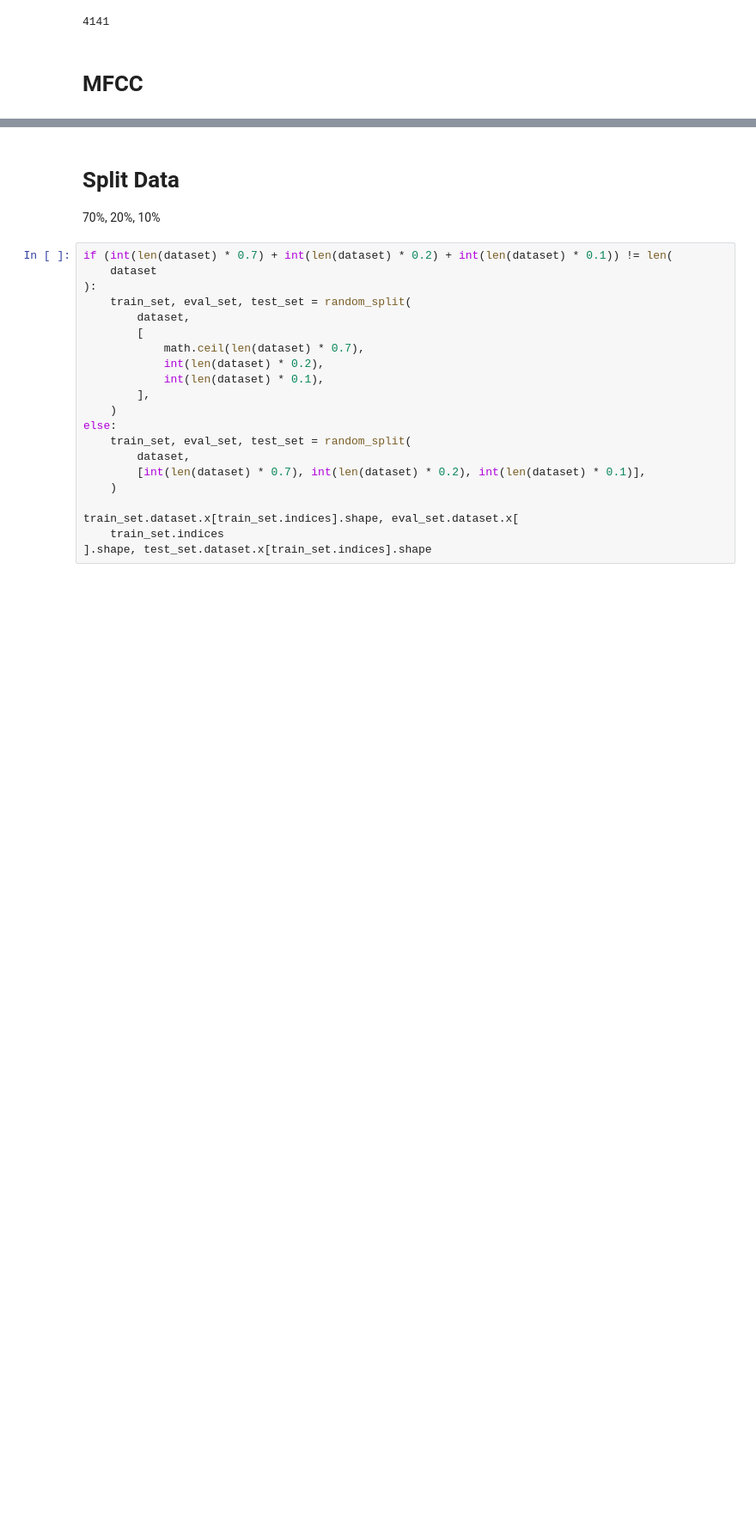
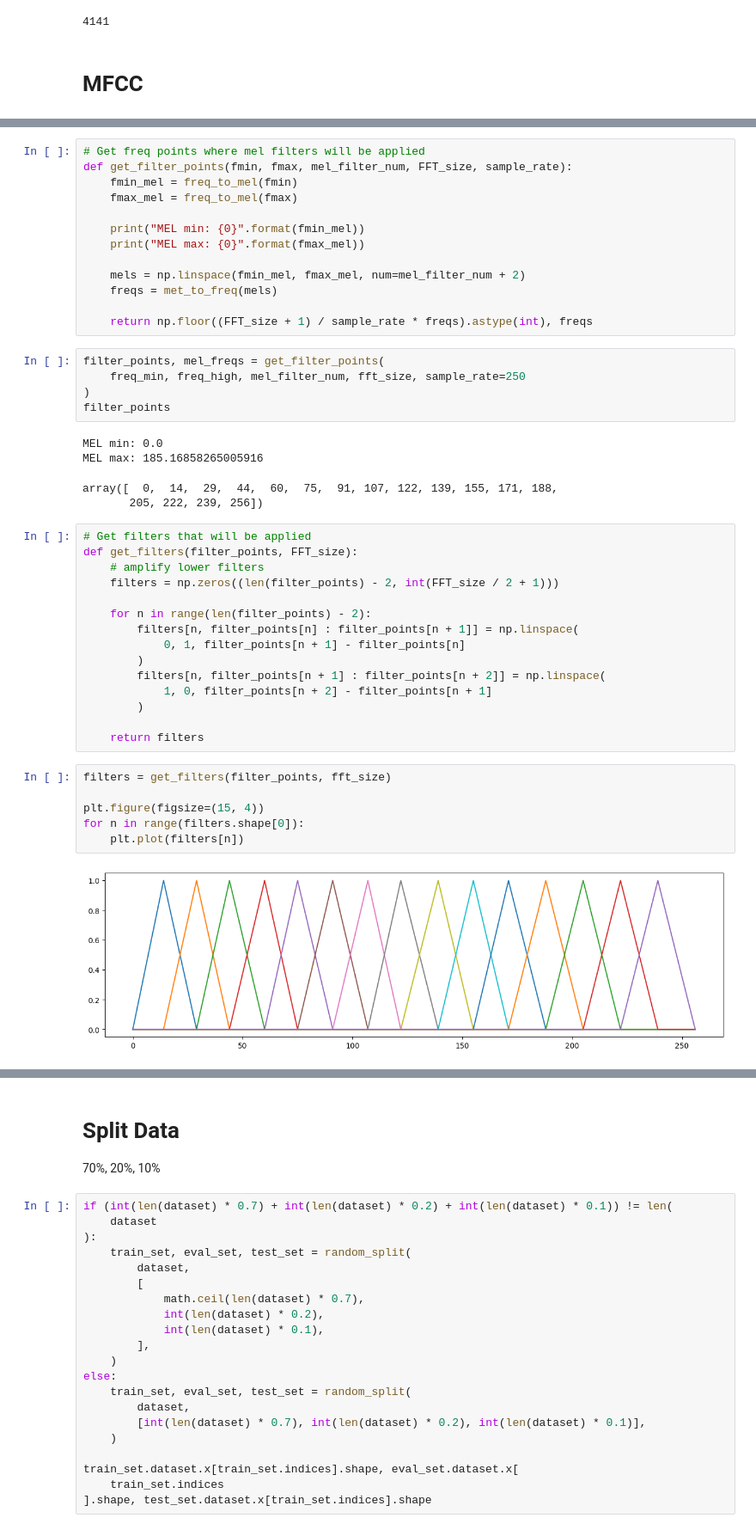
Before and after one commit to Loic017/TinyML-for-Epileptic-Seizures, a Jupyter notebook: seizure_training_mfcc.ipynb, the cells around one changed output, grey strips where cells are left out. Shown at 86% size. Cells and saved outputs as stored; diff of their text form; blank space fills up the shorter version.

```diff
--- a/seizure_training_mfcc.ipynb
+++ b/seizure_training_mfcc.ipynb
@@ -97,0 +150,46 @@ TypeError: Invalid shape (1, 5, 2) for image data
+# %%
+# Get freq points where mel filters will be applied
+def get_filter_points(fmin, fmax, mel_filter_num, FFT_size, sample_rate):
+    fmin_mel = freq_to_mel(fmin)
+    fmax_mel = freq_to_mel(fmax)
+
+    print("MEL min: {0}".format(fmin_mel))
+    print("MEL max: {0}".format(fmax_mel))
+
+    mels = np.linspace(fmin_mel, fmax_mel, num=mel_filter_num + 2)
+    freqs = met_to_freq(mels)
+
+    return np.floor((FFT_size + 1) / sample_rate * freqs).astype(int), freqs
+# %%
+filter_points, mel_freqs = get_filter_points(
+    freq_min, freq_high, mel_filter_num, fft_size, sample_rate=250
+)
+filter_points
+# %% [output]
+MEL min: 0.0
+MEL max: 185.16858265005916
+array([  0,  14,  29,  44,  60,  75,  91, 107, 122, 139, 155, 171, 188,
+       205, 222, 239, 256])
+# %%
+# Get filters that will be applied
+def get_filters(filter_points, FFT_size):
+    # amplify lower filters
+    filters = np.zeros((len(filter_points) - 2, int(FFT_size / 2 + 1)))
+
+    for n in range(len(filter_points) - 2):
+        filters[n, filter_points[n] : filter_points[n + 1]] = np.linspace(
+            0, 1, filter_points[n + 1] - filter_points[n]
+        )
+        filters[n, filter_points[n + 1] : filter_points[n + 2]] = np.linspace(
+            1, 0, filter_points[n + 2] - filter_points[n + 1]
+        )
+
+    return filters
+# %%
+filters = get_filters(filter_points, fft_size)
+
+plt.figure(figsize=(15, 4))
+for n in range(filters.shape[0]):
+    plt.plot(filters[n])
+# %% [output]
+[figure, added]
```
Also changed, not shown: parts of 13 cells of this notebook.
